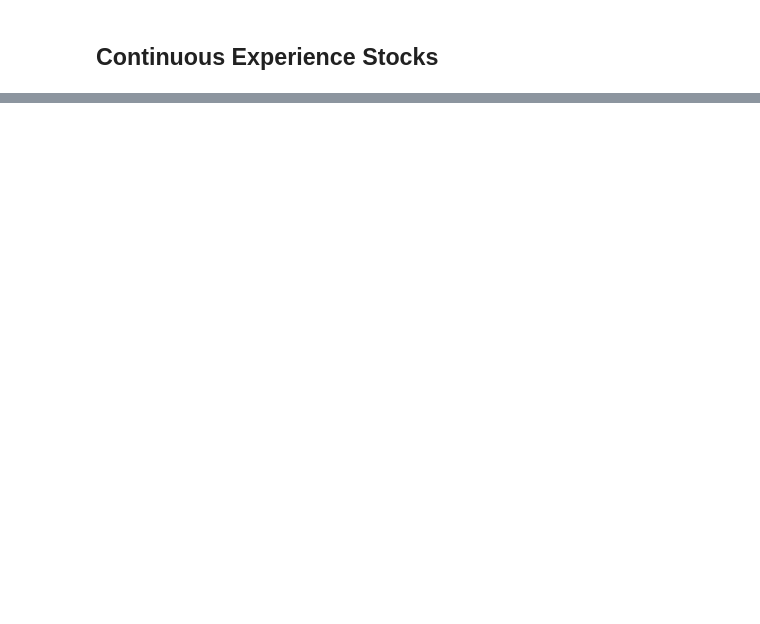
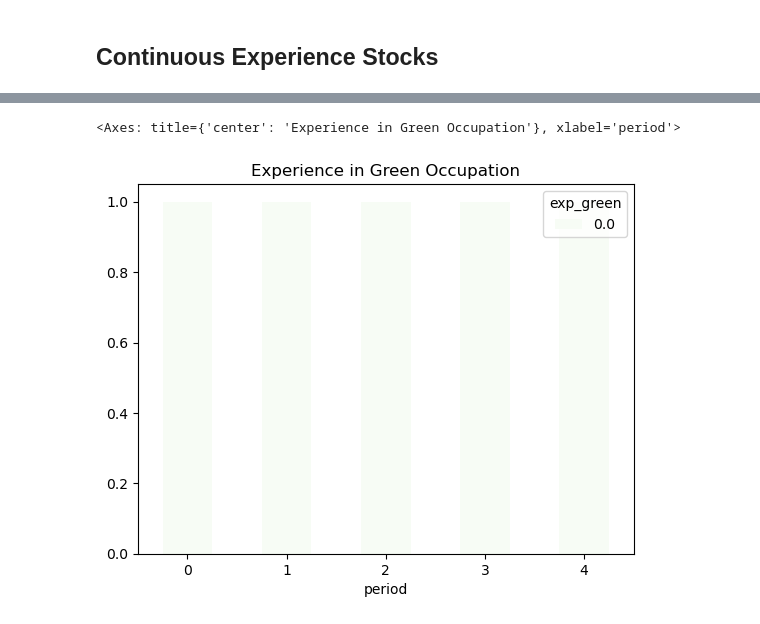
Before and after one commit to OpenSourceEconomics/dcegm, a Jupyter notebook: docs/source/background/two_occupation_model.ipynb, the cells around one changed output, grey strips where cells are left out. Drawn from its saved outputs; the diff is of its cells as text; code cells hidden in the pictures; blank space fills up the shorter version.

```diff
--- a/docs/source/background/two_occupation_model.ipynb
+++ b/docs/source/background/two_occupation_model.ipynb
@@ -384,3 +389,12 @@ def budget_constraint_cont_exp(
 # %%
-# df_cont_exp.groupby("period").exp_green.value_counts(normalize=True).unstack().plot(stacked=True, kind="bar", rot=0, cmap="Greens", title="Experience in Green Occupation")
+df_cont_exp.groupby("period").exp_green.value_counts(normalize=True).unstack().plot(
+    stacked=True,
+    kind="bar",
+    rot=0,
+    cmap="Greens",
+    title="Experience in Green Occupation",
+)
+# %% [output]
+<Axes: title={'center': 'Experience in Green Occupation'}, xlabel='period'>
+[figure, added]
 # %%
```
Also changed, not shown: parts of 24 cells of this notebook, 2 other files.
